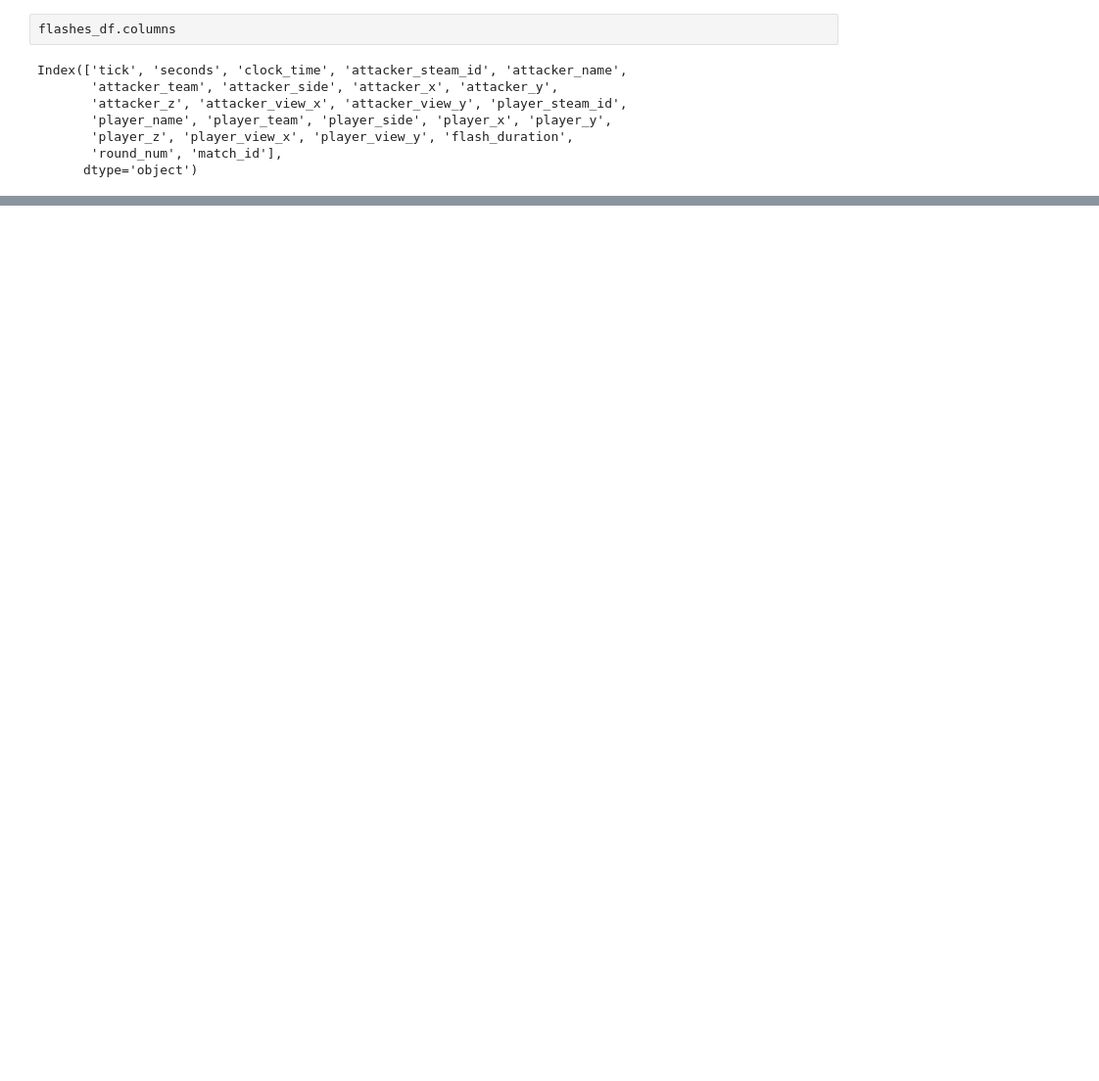
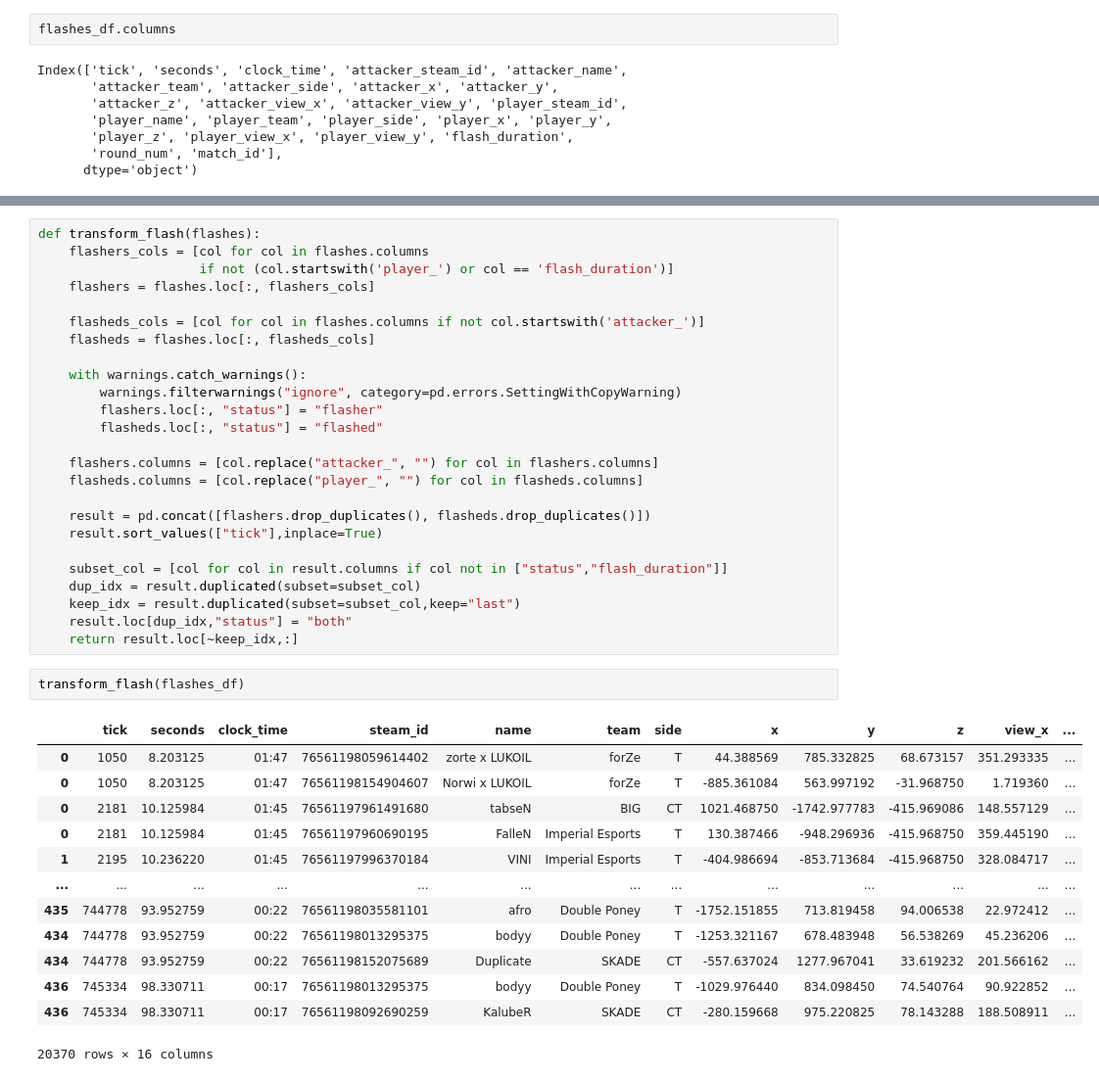
Before and after one commit to khemingkapat/csgo_model, a Jupyter notebook: main.ipynb, the cells around one changed output, grey strips where cells are left out. Shown: that part at 98% size. Saved outputs shown, nothing was run; the diff lists cells and outputs as text; blank space fills up the shorter version.

```diff
--- a/main.ipynb
+++ b/main.ipynb
@@ -387,0 +386,41 @@ Name: flash_duration, dtype: float32
+# %%
+def transform_flash(flashes):
+    flashers_cols = [col for col in flashes.columns
+                     if not (col.startswith('player_') or col == 'flash_duration')]
+    flashers = flashes.loc[:, flashers_cols]
+
+    flasheds_cols = [col for col in flashes.columns if not col.startswith('attacker_')]
+    flasheds = flashes.loc[:, flasheds_cols]
+
+    with warnings.catch_warnings():
+        warnings.filterwarnings("ignore", category=pd.errors.SettingWithCopyWarning)
+        flashers.loc[:, "status"] = "flasher"
+        flasheds.loc[:, "status"] = "flashed"
+
+    flashers.columns = [col.replace("attacker_", "") for col in flashers.columns]
+    flasheds.columns = [col.replace("player_", "") for col in flasheds.columns]
+
+    result = pd.concat([flashers.drop_duplicates(), flasheds.drop_duplicates()])
+    result.sort_values(["tick"],inplace=True)
+
+    subset_col = [col for col in result.columns if col not in ["status","flash_duration"]]
+    dup_idx = result.duplicated(subset=subset_col)
+    keep_idx = result.duplicated(subset=subset_col,keep="last")
+    result.loc[dup_idx,"status"] = "both"
+    return result.loc[~keep_idx,:]
+# %%
+transform_flash(flashes_df)
+# %% [output]
+|  | tick | seconds | clock_time | steam_id | name | team | side | x | y | z | view_x | ... |
+| 0 | 1050 | 8.203125 | 01:47 | 76561198059614402 | zorte x LUKOIL | forZe | T | 44.388569 | 785.332825 | 68.673157 | 351.293335 | ... |
+| 0 | 1050 | 8.203125 | 01:47 | 76561198154904607 | Norwi x LUKOIL | forZe | T | -885.361084 | 563.997192 | -31.968750 | 1.719360 | ... |
+| 0 | 2181 | 10.125984 | 01:45 | 76561197961491680 | tabseN | BIG | CT | 1021.468750 | -1742.977783 | -415.969086 | 148.557129 | ... |
+| 0 | 2181 | 10.125984 | 01:45 | 76561197960690195 | FalleN | Imperial Esports | T | 130.387466 | -948.296936 | -415.968750 | 359.445190 | ... |
+| 1 | 2195 | 10.236220 | 01:45 | 76561197996370184 | VINI | Imperial Esports | T | -404.986694 | -853.713684 | -415.968750 | 328.084717 | ... |
+| ... | ... | ... | ... | ... | ... | ... | ... | ... | ... | ... | ... | ... |
+| 435 | 744778 | 93.952759 | 00:22 | 76561198035581101 | afro | Double Poney | T | -1752.151855 | 713.819458 | 94.006538 | 22.972412 | ... |
+| 434 | 744778 | 93.952759 | 00:22 | 76561198013295375 | bodyy | Double Poney | T | -1253.321167 | 678.483948 | 56.538269 | 45.236206 | ... |
+| 434 | 744778 | 93.952759 | 00:22 | 76561198152075689 | Duplicate | SKADE | CT | -557.637024 | 1277.967041 | 33.619232 | 201.566162 | ... |
+| 436 | 745334 | 98.330711 | 00:17 | 76561198013295375 | bodyy | Double Poney | T | -1029.976440 | 834.098450 | 74.540764 | 90.922852 | ... |
+| 436 | 745334 | 98.330711 | 00:17 | 76561198092690259 | KalubeR | SKADE | CT | -280.159668 | 975.220825 | 78.143288 | 188.508911 | ... |
+20370 rows × 16 columns
```
Also changed, not shown: parts of 9 cells of this notebook.
